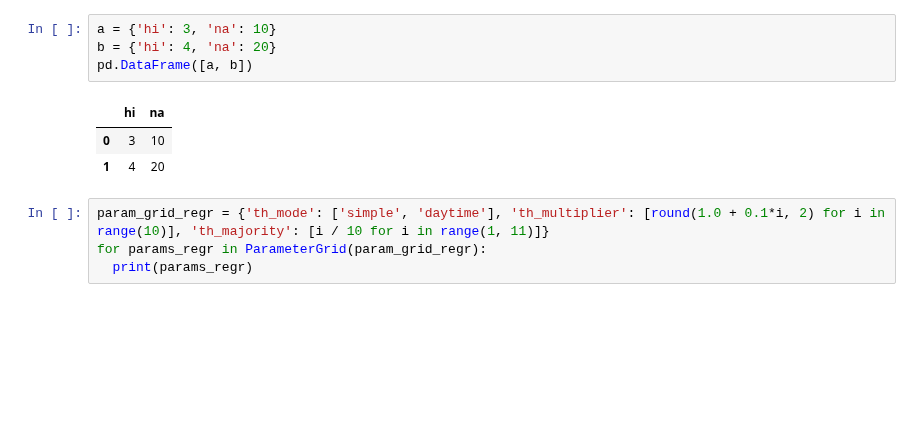
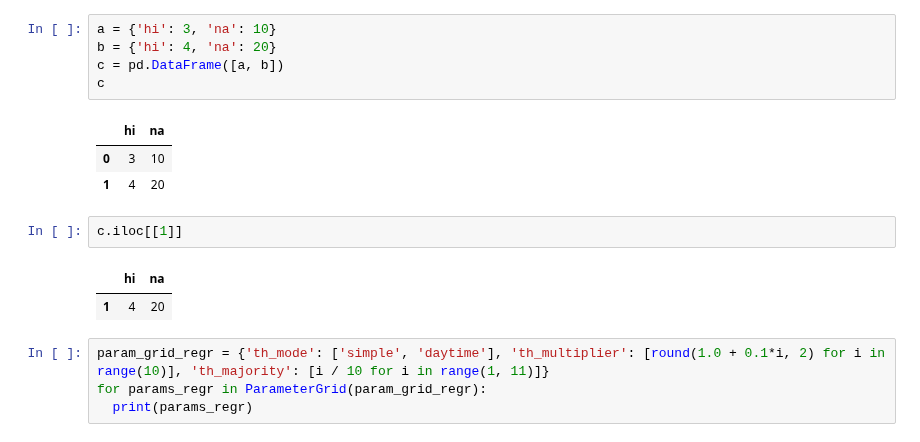
Before and after one commit to JulianBvW/BA-WDN-Leakage-Detection, a Jupyter notebook: LeakageDetection.ipynb, the cells around one changed output. Drawn from its saved outputs; the diff is of its cells as text; blank space fills up the shorter version.

```diff
--- a/LeakageDetection.ipynb
+++ b/LeakageDetection.ipynb
@@ -361,11 +316,17 @@ rs.groupby('cv_step').mean()
 # %%
 a = {'hi': 3, 'na': 10}
 b = {'hi': 4, 'na': 20}
-pd.DataFrame([a, b])
+c = pd.DataFrame([a, b])
+c
 # %% [output]
 |  | hi | na |
 | 0 | 3 | 10 |
 | 1 | 4 | 20 |
+# %%
+c.iloc[[1]]
+# %% [output]
+|  | hi | na |
+| 1 | 4 | 20 |
 # %%
 param_grid_regr = {'th_mode': ['simple', 'daytime'], 'th_multiplier': [round(1.0 + 0.1*i, 2) for i in range(10)], 'th_majority': [i / 10 for i in range(1, 11)]}
 for params_regr in ParameterGrid(param_grid_regr):
```
Also changed, not shown: parts of 13 cells of this notebook.
